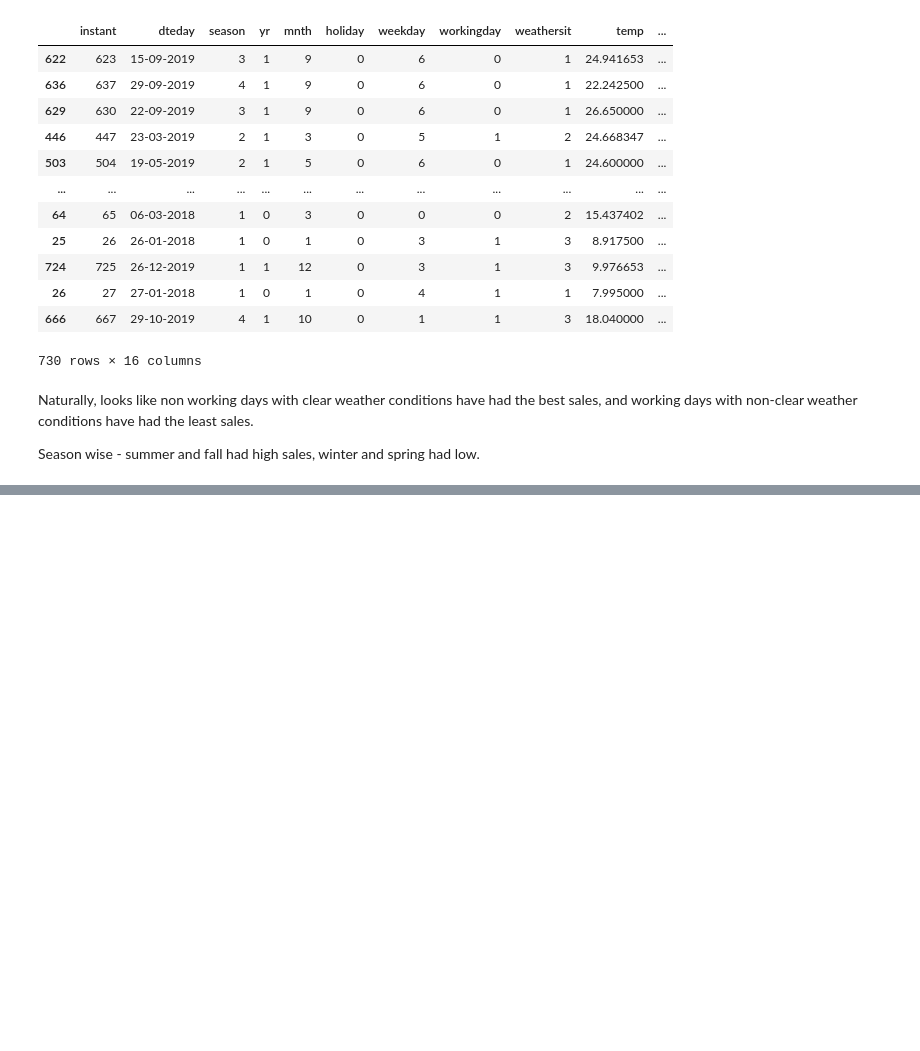
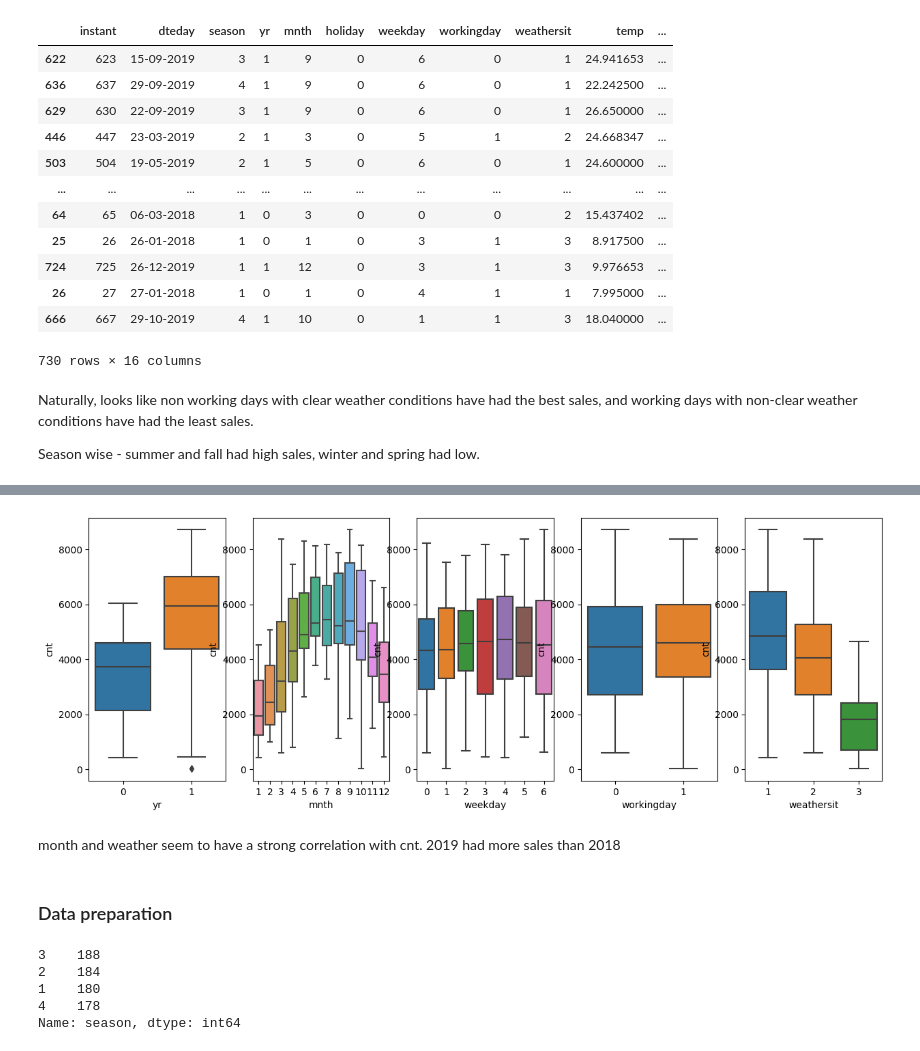
Before and after one commit to udaykirankavaturu/bike-sharing-multiple-linear-regression, a Jupyter notebook: model.ipynb, the cells around one changed output, grey strips where cells are left out. Saved outputs shown, nothing was run; the diff lists cells and outputs as text; code cells hidden in the pictures; blank space fills up the shorter version.

```diff
--- a/model.ipynb
+++ b/model.ipynb
@@ -67,0 +97,5 @@ Season wise - summer and fall had high sales, winter and spring had low.
+# %%
+# visualize categorical data
+# extracting categorical data and cnt
+categorical_variables =  df[['season',	'yr',	'mnth',	'holiday',	'weekday',	'workingday',	'weathersit','cnt']]
+categorical_variables.head()
@@ -67,0 +109,29 @@ Season wise - summer and fall had high sales, winter and spring had low.
+# %%
+plt.figure(figsize=(15, 5))
+plt.subplot(1,5,1)
+sns.boxplot(x = 'yr', y = 'cnt', data = categorical_variables)
+plt.subplot(1,5,2)
+sns.boxplot(x = 'mnth', y = 'cnt', data = categorical_variables)
+plt.subplot(1,5,3)
+sns.boxplot(x = 'weekday', y = 'cnt', data = categorical_variables)
+plt.subplot(1,5,4)
+sns.boxplot(x = 'workingday', y = 'cnt', data = categorical_variables)
+plt.subplot(1,5,5)
+sns.boxplot(x = 'weathersit', y = 'cnt', data = categorical_variables)
+plt.show()
+# %% [output]
+[figure, added]
+# %% [markdown]
+month and weather seem to have a strong correlation with cnt.
+2019 had more sales than 2018
+# %% [markdown]
+### Data preparation
+# %%
+# check season column
+df.season.value_counts()
+# %% [output]
+3    188
+2    184
+1    180
+4    178
+Name: season, dtype: int64
```
Also changed, not shown: parts of 71 cells of this notebook.
